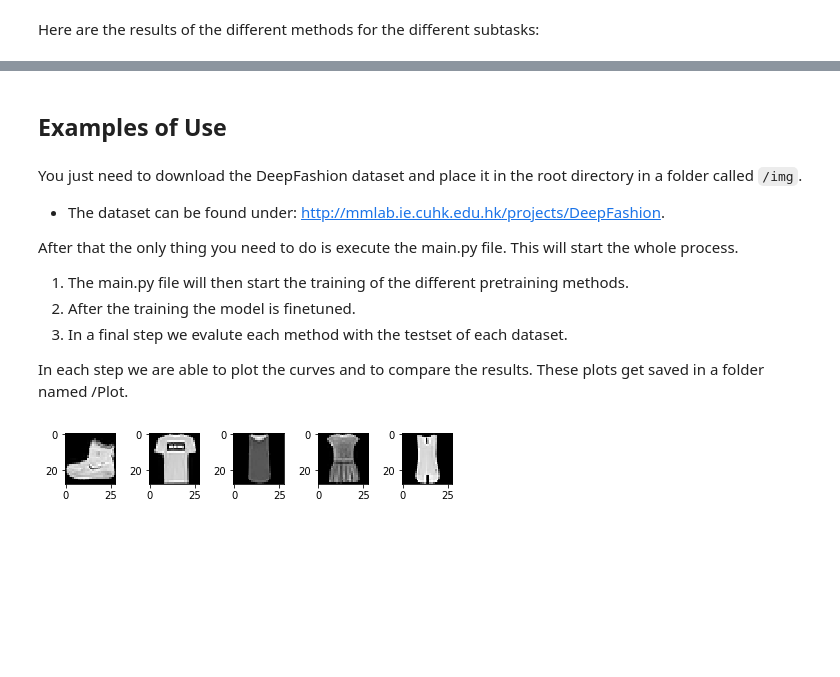
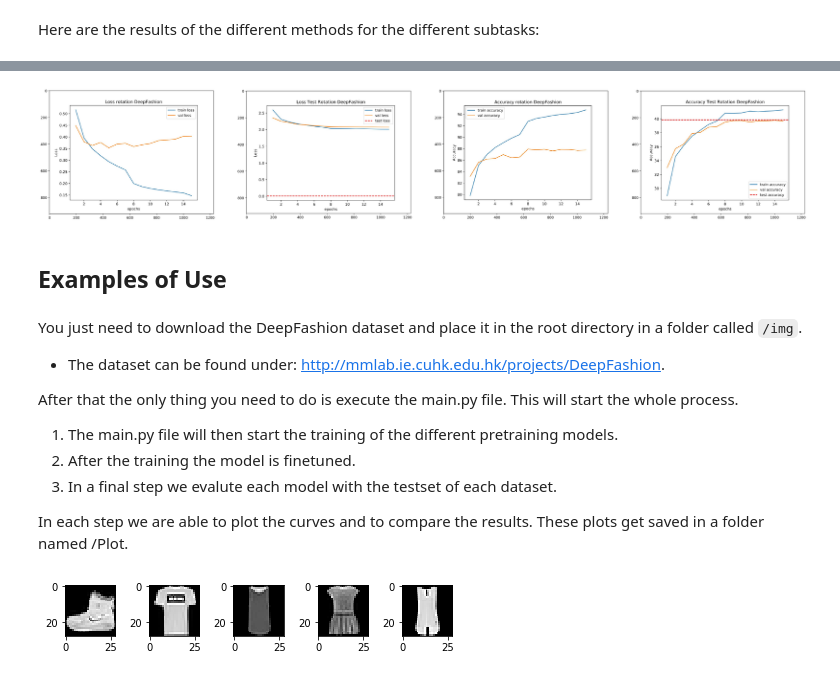
Before and after one commit to Wuschelbueb/AML19-SelfSupervised, a Jupyter notebook: report.ipynb, the cells around one changed output, grey strips where cells are left out. Drawn from its saved outputs; the diff is of its cells as text; code cells hidden in the pictures; blank space fills up the shorter version.

```diff
--- a/report.ipynb
+++ b/report.ipynb
@@ -119,3 +121,12 @@ In the third picture (Accuracy Test Rotation DeepFashion) the accuracy decreases
+# %%
+plot_fig = plt.figure(figsize=(50, 45), dpi= 200, facecolor='w', edgecolor='k')
+for i, img in enumerate(deepfashion):
+    plot_fig.add_subplot(1, 5, i+1)
+    plt.imshow(img)
+
+plt.show()
+# %% [output]
+[figure, added]
 # %% [markdown]
 ## Examples of Use
 # %% [markdown]
@@ -125,9 +136,9 @@ You just need to download the DeepFashion dataset and place it in the root direc
 
 After that the only thing you need to do is execute the main.py file. This will start the whole process.
 
-1. The main.py file will then start the training of the different pretraining methods.
+1. The main.py file will then start the training of the different pretraining models.
 2. After the training the model is finetuned.
-3. In a final step we evalute each method with the testset of each dataset.
+3. In a final step we evalute each model with the testset of each dataset.
 
 In each step we are able to plot the curves and to compare the results. These plots get saved in a folder named /Plot.
 # %%
```
Also changed, not shown: parts of 10 cells of this notebook, 4 other files.
